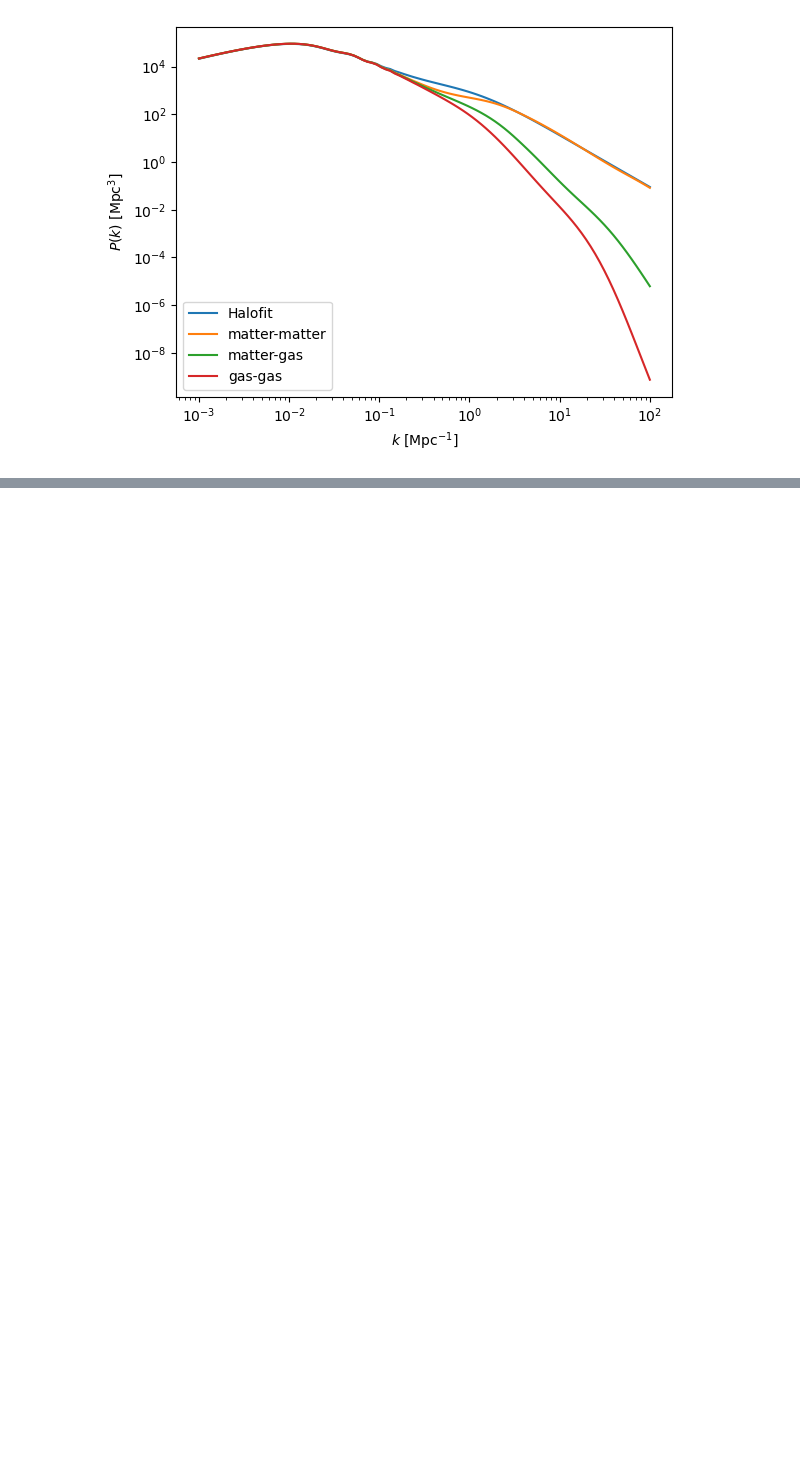
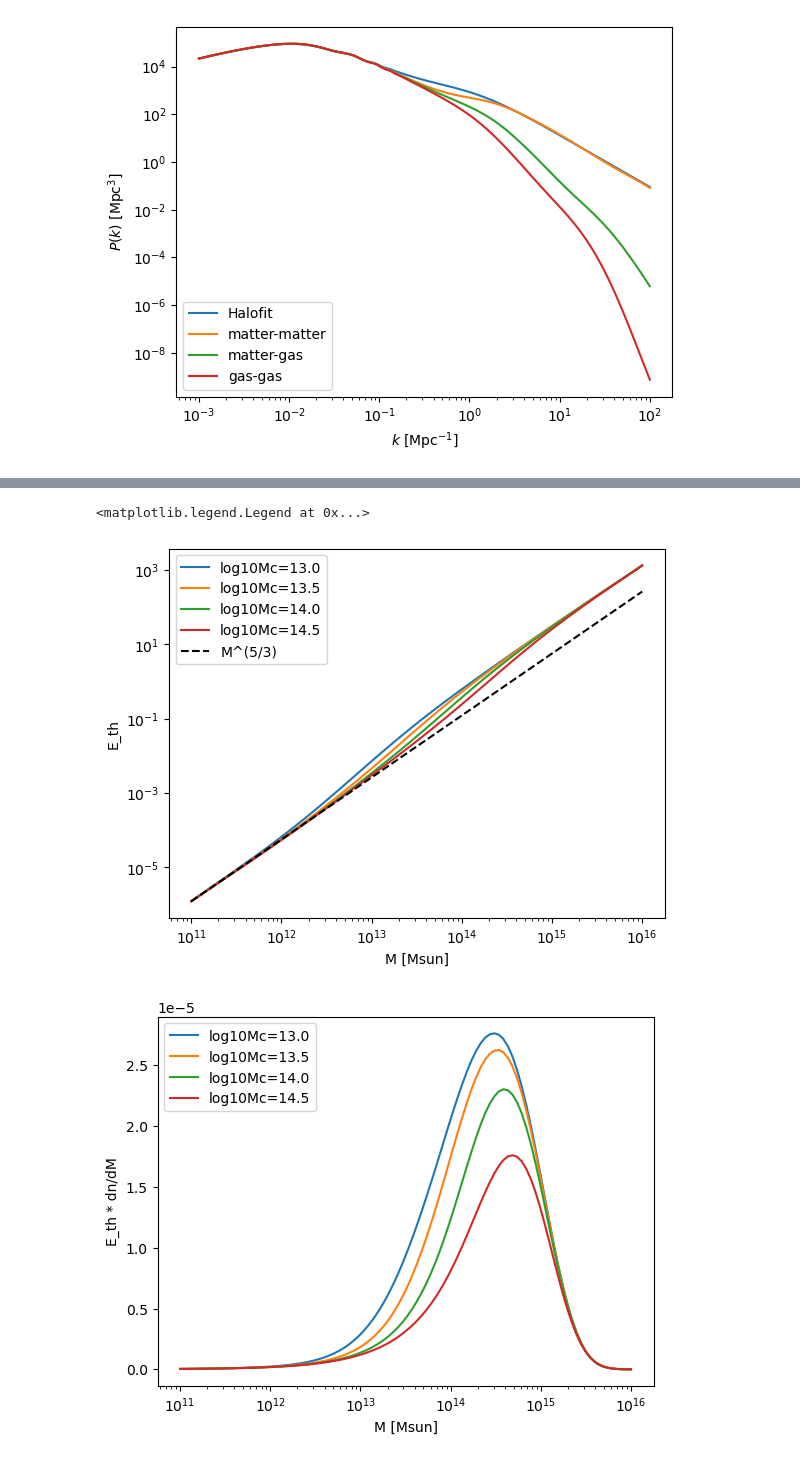
Before and after one commit to damonge/BCFProfiles, a Jupyter notebook: david_sandbox/sandbox.ipynb, the cells around one changed output, grey strips where cells are left out. Cells and saved outputs as stored; diff of their text form; code cells hidden in the pictures; blank space fills up the shorter version.

```diff
--- a/david_sandbox/sandbox.ipynb
+++ b/david_sandbox/sandbox.ipynb
@@ -39,0 +70,32 @@ plt.show()
+# %%
+log10Mcs = [13.0, 13.5, 14.0, 14.5]
+
+Ms = np.geomspace(1E11, 1E16, 100)
+hmf = nM(cosmo, Ms, 1.0)
+
+plt.figure()
+for lMc in log10Mcs:
+    pP.update_parameters(log10Mc=lMc)
+    Eth = pP.volint(cosmo, 100, Ms, 1.0)
+    plt.plot(Ms, Eth, label=f'log10Mc={lMc:.1f}')
+plt.plot(Ms, Eth[0]*(Ms/Ms[0])**(5/3), 'k--', label='M^(5/3)')
+plt.xscale('log')
+plt.yscale('log')
+plt.xlabel('M')
+plt.ylabel('E_th')
+plt.xlabel('M [Msun]')
+plt.legend()
+
+plt.figure()
+for lMc in log10Mcs:
+    pP.update_parameters(log10Mc=lMc)
+    Eth = pP.volint(cosmo, 100, Ms, 1.0)
+    plt.plot(Ms, Eth*hmf, label=f'log10Mc={lMc:.1f}')
+plt.xscale('log')
+plt.xlabel('M [Msun]')
+plt.ylabel('E_th * dn/dM')
+plt.legend()
+# %% [output]
+<matplotlib.legend.Legend at 0x...>
+[figure, added]
+[figure, added]
```
Also changed, not shown: parts of 3 cells of this notebook, 1 other file.
